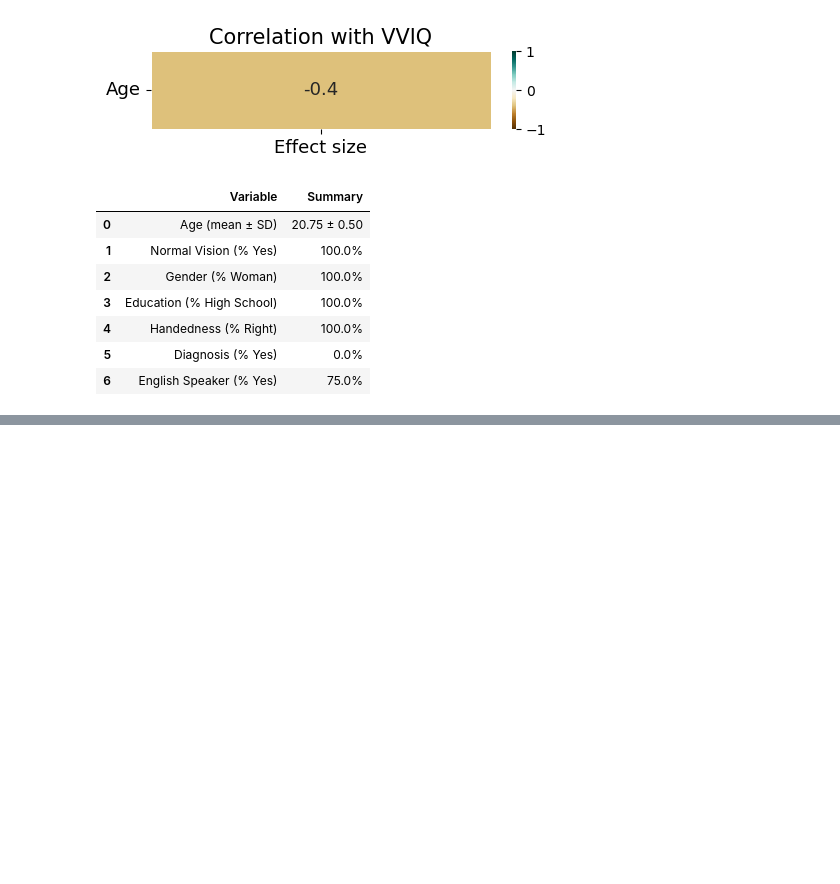
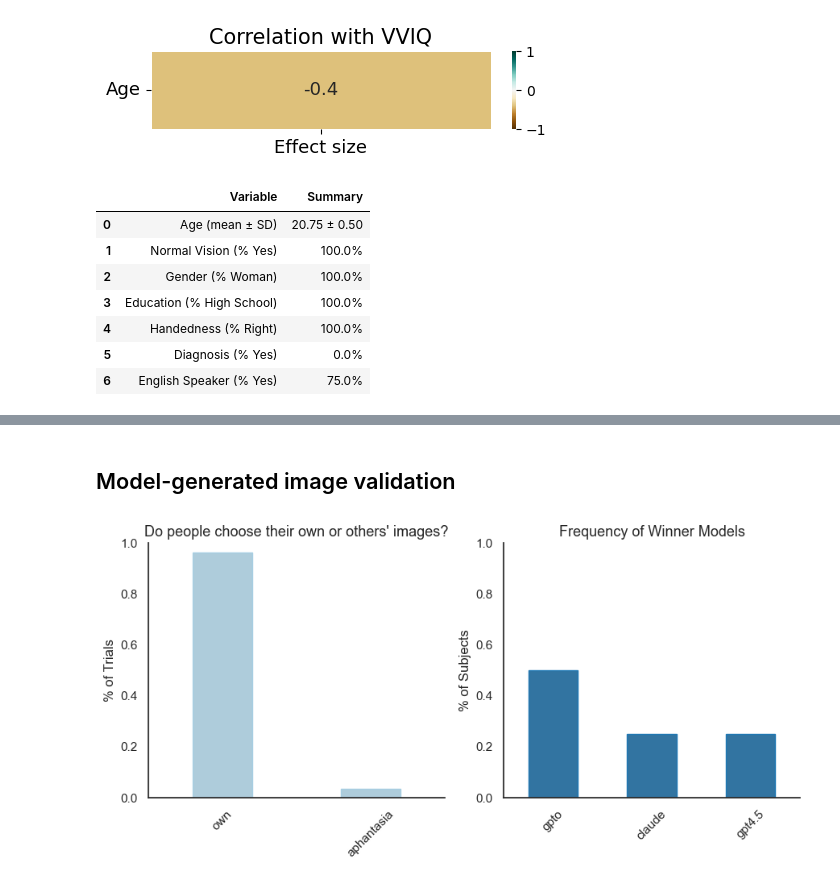
Before and after one commit to connorgag/Ganzflicker-Study, a Jupyter notebook: analysis/descriptive_analysis.ipynb, the cells around one changed output, grey strips where cells are left out. Saved outputs shown, nothing was run; the diff lists cells and outputs as text; code cells hidden in the pictures; blank space fills up the shorter version.

Commit message:
added model validation plots

```diff
--- a/analysis/descriptive_analysis.ipynb
+++ b/analysis/descriptive_analysis.ipynb
@@ -538,0 +622,71 @@ demographics_summary_df
+# %% [markdown]
+## Model-generated image validation ##
+# %%
+df_merged = pd.read_csv('combined_all.csv')
+df_merged = df_merged.drop(columns=['Unnamed: 0'])
+# Set option to display all columns
+pd.set_option('display.max_columns', None)
+# %%
+import seaborn as sns
+import matplotlib.pyplot as plt
+
+# Set style
+sns.set(style="white")
+
+# --- Precompute percentages for 'choice' ---
+choice_counts = df_merged['choice'].value_counts(normalize=True).reset_index()
+choice_counts.columns = ['choice', 'percent']
+
+# --- Precompute percentages for 'winner_model' ---
+winner_df = df_merged[df_merged['trial_type'] == 'final']
+winner_counts = winner_df['winner_model'].value_counts(normalize=True).reset_index()
+winner_counts.columns = ['winner_model', 'percent']
+
+# Create subplots
+fig, axes = plt.subplots(1, 2, figsize=(9, 4.5), sharey=False)
+
+# --- Plot 1: Percentage of Choices ---
+palette1 = sns.color_palette('Paired')
+bar_color1 = palette1[0]
+
+sns.barplot(
+    data=choice_counts,
+    x='choice',
+    y='percent',
+    color=bar_color1,
+    edgecolor=bar_color1,
+    width=0.4,
+    ax=axes[0]
+)
+
+axes[0].set_title('Do people choose their own or others\' images?', fontsize=13)
+axes[0].set_xlabel('')
+axes[0].set_ylabel('% of Trials', fontsize=12)
+axes[0].tick_params(axis='x', rotation=45)
+axes[0].set_ylim(0, 1.0)
+sns.despine(ax=axes[0])
+
+# --- Plot 2: Percentage of Winner Models ---
+bar_color2 = palette1[1]
+
+sns.barplot(
+    data=winner_counts,
+    x='winner_model',
+    y='percent',
+    width=0.5,
+    color=bar_color2,
+    edgecolor=bar_color2,
+    ax=axes[1]
+)
+
+axes[1].set_title('Frequency of Winner Models', fontsize=13)
+axes[1].set_xlabel('', fontsize=1)
+axes[1].set_ylabel('% of Subjects')  # No need for repeated label
+axes[1].tick_params(axis='x', rotation=45)
+axes[1].set_ylim(0, 1.0)
+sns.despine(ax=axes[1])
+
+plt.tight_layout()
+plt.show()
+# %% [output]
+[figure, added]
```
Also changed, not shown: parts of 5 cells of this notebook, 1 other file.
